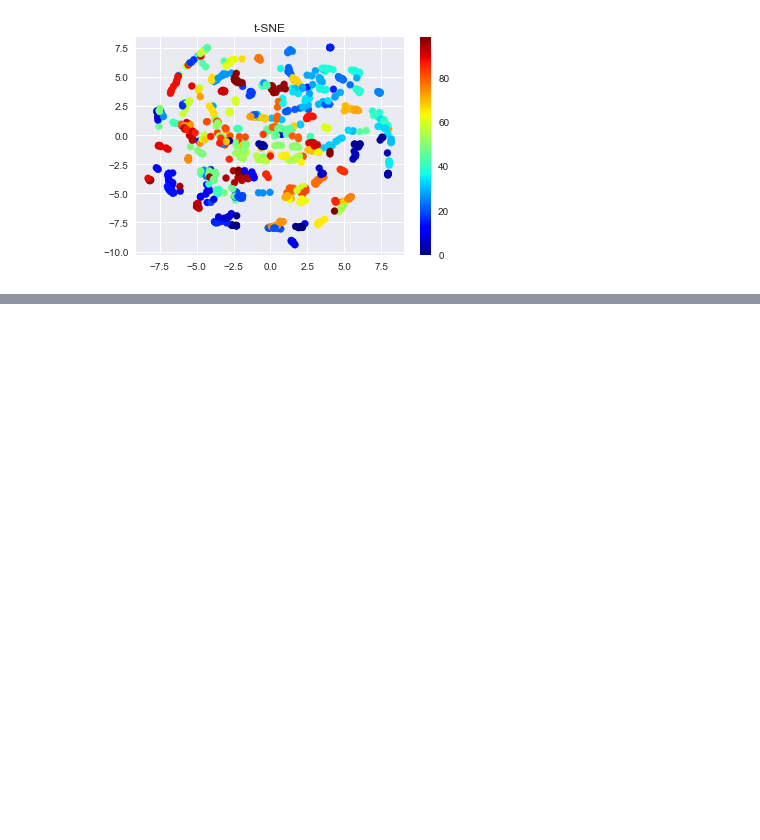
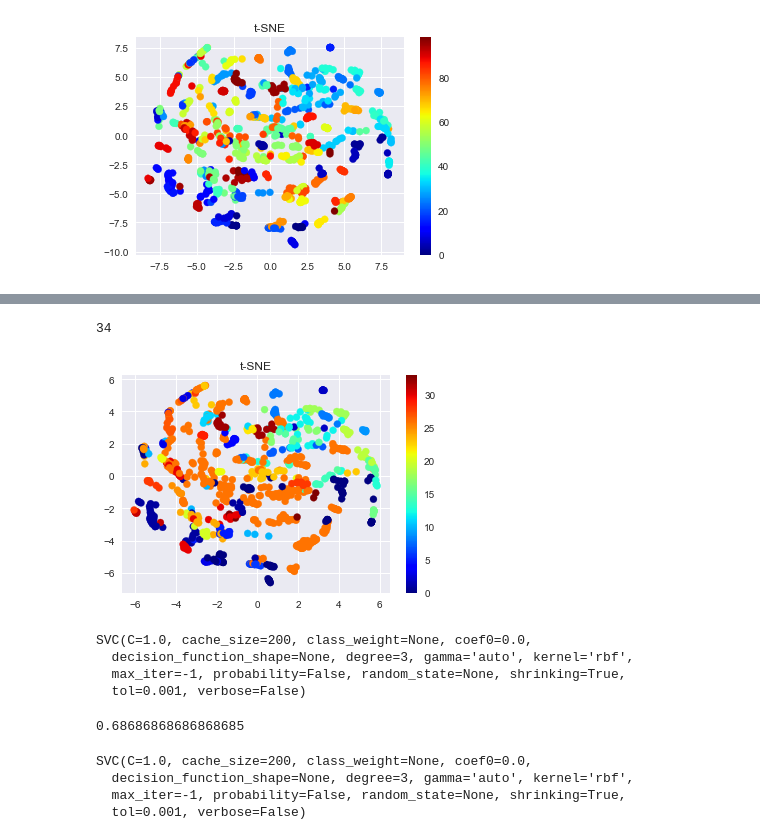
Before and after one commit to zukako0930/Leaf_Classification, a Jupyter notebook: data_check.ipynb, the cells around one changed output, grey strips where cells are left out. Saved outputs shown, nothing was run; the diff lists cells and outputs as text; code cells hidden in the pictures; blank space fills up the shorter version.

```diff
--- a/data_check.ipynb
+++ b/data_check.ipynb
@@ -124,0 +189,10 @@ KeyboardInterrupt:
+# %%
+new_map = []
+for s in species:
+    head = s.split('_')[0]
+    new_map.append(species_head.index(head))
+# %%
+new_species_mapping = {species:new_map for (species,new_map) in zip(species,new_map) }
+# %%
+df = pd.read_csv('data/train.csv')
+df.head()
@@ -124,0 +207,2 @@ KeyboardInterrupt:
+# %%
+df.species = df.species.map(new_species_mapping)
@@ -124,0 +219,16 @@ KeyboardInterrupt:
+# %%
+len(species_head)
+# %% [output]
+34
+# %%
+df_plot = df.drop('id',axis = 1)
+X = df_plot.drop('species',axis=1).values
+y = df_plot.loc[:,['species']].values.reshape(-1)
+tsne = manifold.TSNE(n_components=2, learning_rate=50,init='pca', random_state=0)
+X_tsne = tsne.fit_transform(X)
+plt.scatter(X_tsne[:,0],X_tsne[:,1],c=y,cmap='jet')
+plt.colorbar()
+plt.title('t-SNE')
+plt.show()
+# %% [output]
+[figure, added]
@@ -124,0 +238,13 @@ KeyboardInterrupt:
+# %%
+from sklearn.svm import SVC
+svc = SVC()
+svc.fit(X_tsne_train,y_train)
+# %% [output]
+SVC(C=1.0, cache_size=200, class_weight=None, coef0=0.0,
+  decision_function_shape=None, degree=3, gamma='auto', kernel='rbf',
+  max_iter=-1, probability=False, random_state=None, shrinking=True,
+  tol=0.001, verbose=False)
+# %%
+svc.score(X_tsne_test,y_test)
+# %% [output]
+0.68686868686868685
@@ -124,0 +254,9 @@ KeyboardInterrupt:
+# %%
+from sklearn.svm import SVC
+svc = SVC()
+svc.fit(X_train,y_train)
+# %% [output]
+SVC(C=1.0, cache_size=200, class_weight=None, coef0=0.0,
+  decision_function_shape=None, degree=3, gamma='auto', kernel='rbf',
+  max_iter=-1, probability=False, random_state=None, shrinking=True,
+  tol=0.001, verbose=False)
```
Also changed, not shown: parts of 18 cells of this notebook, 1 other file.
